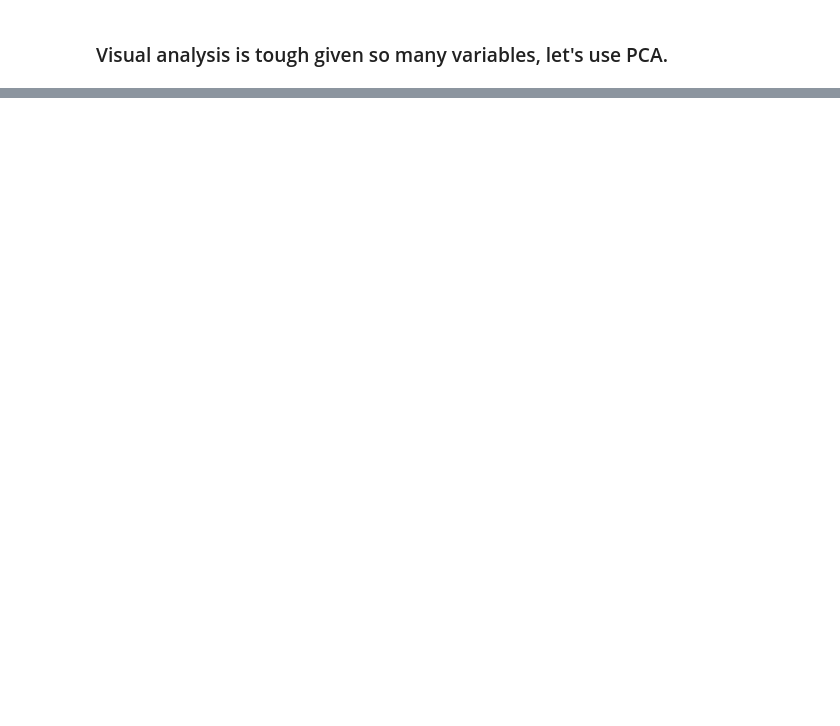
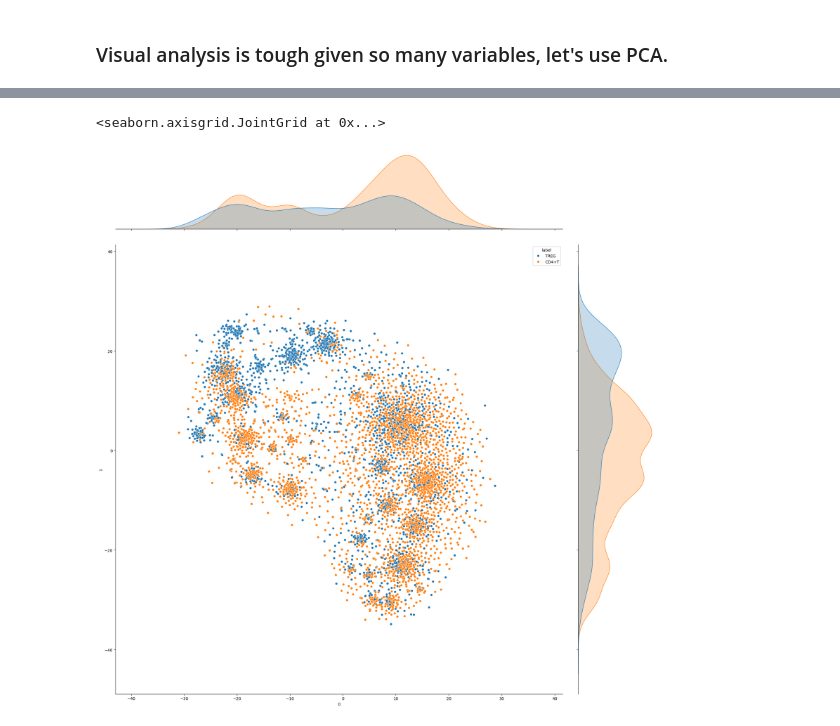
Before and after one commit to NeuralWave42/ST443-Project, a Jupyter notebook: prelim_analysis.ipynb, the cells around one changed output, grey strips where cells are left out. Drawn from its saved outputs; the diff is of its cells as text; code cells hidden in the pictures; blank space fills up the shorter version.

```diff
--- a/prelim_analysis.ipynb
+++ b/prelim_analysis.ipynb
@@ -173,2 +126,0 @@ def eval_metrics(y_true_test_array, y_pred_test_array):
-# %%
-df['label'] = df['label'].apply(lambda row: 1 if row=="TREG" else 0)
@@ -190,0 +167,5 @@ X_train, X_test, y_train, y_test = train_test_split(X, y, test_size=0.33, random
+# %%
+
+X_embedded = manifold.TSNE(n_components=2, learning_rate='auto',
+                  init='random', perplexity=3).fit_transform(X_standardized)
+X_embedded
@@ -190,0 +180,4 @@ X_train, X_test, y_train, y_test = train_test_split(X, y, test_size=0.33, random
+# %%
+X_tsne = pd.DataFrame(X_embedded)
+# %%
+df_tsne_2 = pd.concat([df['label'],X_tsne],axis=1)
@@ -190,0 +200,5 @@ X_train, X_test, y_train, y_test = train_test_split(X, y, test_size=0.33, random
+# %%
+sns.jointplot(data=df_tsne_2, x=0, y=1, hue="label",height=20)
+# %% [output]
+<seaborn.axisgrid.JointGrid at 0x...>
+[figure, added]
```
Also changed, not shown: parts of 29 cells of this notebook, 3 other files.
